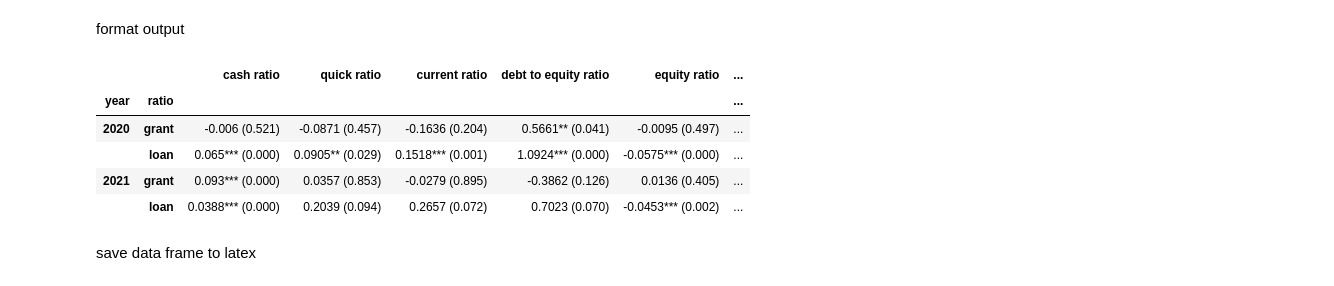
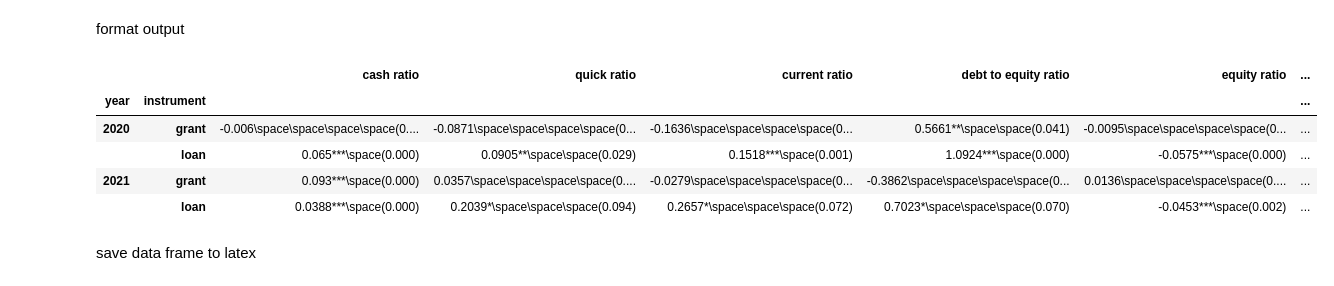
Before and after one commit to m-schildt/AAA, a Jupyter notebook: 5_diff&diff.ipynb, the cells around one changed output. Cells and saved outputs as stored; diff of their text form; code cells hidden in the pictures.

Commit message:
DiD results

```diff
--- a/5_diff&diff.ipynb
+++ b/5_diff&diff.ipynb
@@ -40,8 +40,6 @@ for year in [2020,2021]:
 
 
         for ratio in ratios:
-
-
             ratio_year_prior = ratio + '_' + str(year-1)
             ratio_year = ratio + '_' + str(year)
 
@@ -81,43 +79,50 @@ for year in [2020,2021]:
             pv =  ols.pvalues['interaction'].round(3)
 
 
-            if pv > 0.1:
-                cov = str(cov)+'  '
+            if pv >= 0.1:
+                pv = ("%.3f" % pv)
+                pv = "\space\space\space\space("+str(pv)+")"
+                #cov = str(cov)+'***'
+            elif (pv < 0.1) and ((pv > 0.05)):
+                pv = ("%.3f" % pv)
+                pv = "*\space\space\space("+str(pv)+")"
+                #cov = str(cov)+'** '
+            elif (pv < 0.05) and ((pv > 0.01)):
+                pv = ("%.3f" % pv)
+                pv = "**\space\space("+str(pv)+")"
+                # cov = str(cov)+'*  '
             elif pv < 0.01:
-                cov = str(cov)+'***'
-            elif pv < 0.05:
-                cov = str(cov)+'** '
-            elif pv < 0.01:
-                 cov = str(cov)+'*  '
-            elif pv > 0.1:
-                 cov = str(cov)+'  '
+                pv = ("%.3f" % pv)
+                pv = "***\space("+str(pv)+")"
+                #cov = str(cov)+'  '
 
-            pv = ("%.3f" % pv)
-            pv = "("+str(pv)+")"
+            #pv = ("%.3f" % pv)
+            #pv = "("+str(pv)+")"
+            #print(' '.join((str(cov),pv)))
 
             ratio = ratio.replace("_", " ").replace("x", " ")
-            results[ratio] = ' '.join((str(cov),pv))
+            results[ratio] = ''.join((str(cov),pv))
 
         results_dict[type_year] = results
 # %% [markdown]
 format output
 # %%
 df_results = pd.DataFrame.from_dict(results_dict, orient='index')
-df_results.index.name='aid_ratio_year'
+df_results.index.name='aid_instrument_year'
 df_results.reset_index(inplace=True)
-new_col = df_results['aid_ratio_year'].str.split('_',expand=True)
-df_results['ratio'] = new_col[1]
+new_col = df_results['aid_instrument_year'].str.split('_',expand=True)
+df_results['instrument'] = new_col[1]
 df_results['year'] = new_col[2]
-df_results.drop(columns =["aid_ratio_year"], inplace = True)
-df_results.set_index(['year', 'ratio'],inplace=True)
+df_results.drop(columns =["aid_instrument_year"], inplace = True)
+df_results.set_index(['year', 'instrument'],inplace=True)
 df_results
 # %% [output]
 |  |  | cash ratio | quick ratio | current ratio | debt to equity ratio | equity ratio | ... |
-| year | ratio |  |  |  |  |  | ... |
-| 2020 | grant | -0.006 (0.521) | -0.0871 (0.457) | -0.1636 (0.204) | 0.5661** (0.041) | -0.0095 (0.497) | ... |
-|  | loan | 0.065*** (0.000) | 0.0905** (0.029) | 0.1518*** (0.001) | 1.0924*** (0.000) | -0.0575*** (0.000) | ... |
-| 2021 | grant | 0.093*** (0.000) | 0.0357 (0.853) | -0.0279 (0.895) | -0.3862 (0.126) | 0.0136 (0.405) | ... |
-|  | loan | 0.0388*** (0.000) | 0.2039 (0.094) | 0.2657 (0.072) | 0.7023 (0.070) | -0.0453*** (0.002) | ... |
+| year | instrument |  |  |  |  |  | ... |
+| 2020 | grant | -0.006\space\space\space\space(0.... | -0.0871\space\space\space\space(0... | -0.1636\space\space\space\space(0... | 0.5661**\space\space(0.041) | -0.0095\space\space\space\space(0... | ... |
+|  | loan | 0.065***\space(0.000) | 0.0905**\space\space(0.029) | 0.1518***\space(0.001) | 1.0924***\space(0.000) | -0.0575***\space(0.000) | ... |
+| 2021 | grant | 0.093***\space(0.000) | 0.0357\space\space\space\space(0.... | -0.0279\space\space\space\space(0... | -0.3862\space\space\space\space(0... | 0.0136\space\space\space\space(0.... | ... |
+|  | loan | 0.0388***\space(0.000) | 0.2039*\space\space\space(0.094) | 0.2657*\space\space\space(0.072) | 0.7023*\space\space\space(0.070) | -0.0453***\space(0.002) | ... |
 # %% [markdown]
 save data frame to latex
 # %%
```
Also changed, not shown: parts of 5 cells of this notebook, 16 other files.
